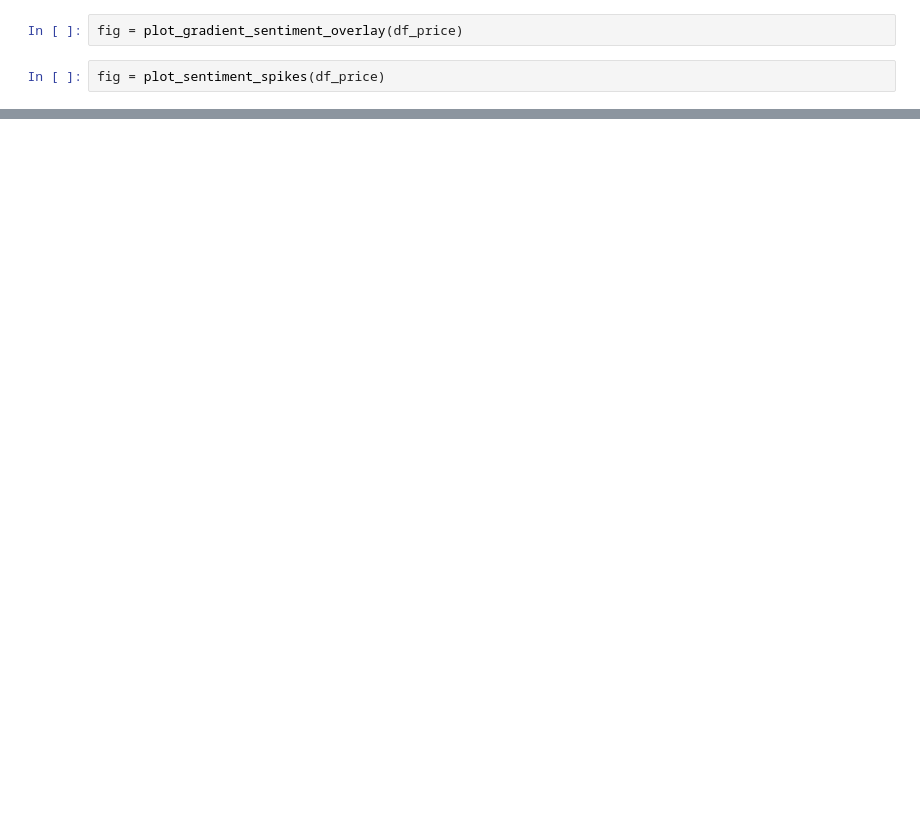
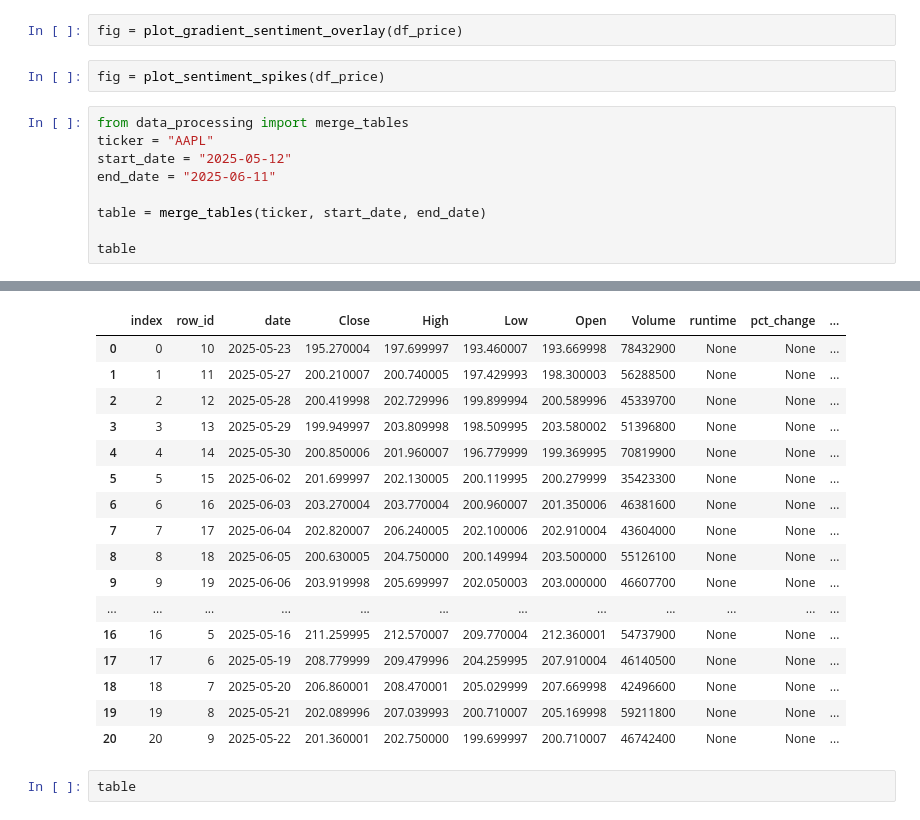
Before and after one commit to dhaanijain/stock_analyser, a Jupyter notebook: src/backend/data.ipynb, the cells around one changed output, grey strips where cells are left out. Cells and saved outputs as stored; diff of their text form; blank space fills up the shorter version.

```diff
--- a/src/backend/data.ipynb
+++ b/src/backend/data.ipynb
@@ -46,3 +72,13 @@ running plot_area_chart (plotly version)
 fig = plot_gradient_sentiment_overlay(df_price)
 # %%
 fig = plot_sentiment_spikes(df_price)
+# %%
+from data_processing import merge_tables
+ticker = "AAPL"
+start_date = "2025-05-12"
+end_date = "2025-06-11"
+
+table = merge_tables(ticker, start_date, end_date)
+
+table
+# %% [output]
@@ -48,0 +88,19 @@ fig = plot_sentiment_spikes(df_price)
+|  | index | row_id | date | Close | High | Low | Open | Volume | runtime | pct_change | ... |
+| 0 | 0 | 10 | 2025-05-23 | 195.270004 | 197.699997 | 193.460007 | 193.669998 | 78432900 | None | None | ... |
+| 1 | 1 | 11 | 2025-05-27 | 200.210007 | 200.740005 | 197.429993 | 198.300003 | 56288500 | None | None | ... |
+| 2 | 2 | 12 | 2025-05-28 | 200.419998 | 202.729996 | 199.899994 | 200.589996 | 45339700 | None | None | ... |
+| 3 | 3 | 13 | 2025-05-29 | 199.949997 | 203.809998 | 198.509995 | 203.580002 | 51396800 | None | None | ... |
+| 4 | 4 | 14 | 2025-05-30 | 200.850006 | 201.960007 | 196.779999 | 199.369995 | 70819900 | None | None | ... |
+| 5 | 5 | 15 | 2025-06-02 | 201.699997 | 202.130005 | 200.119995 | 200.279999 | 35423300 | None | None | ... |
+| 6 | 6 | 16 | 2025-06-03 | 203.270004 | 203.770004 | 200.960007 | 201.350006 | 46381600 | None | None | ... |
+| 7 | 7 | 17 | 2025-06-04 | 202.820007 | 206.240005 | 202.100006 | 202.910004 | 43604000 | None | None | ... |
+| 8 | 8 | 18 | 2025-06-05 | 200.630005 | 204.750000 | 200.149994 | 203.500000 | 55126100 | None | None | ... |
+| 9 | 9 | 19 | 2025-06-06 | 203.919998 | 205.699997 | 202.050003 | 203.000000 | 46607700 | None | None | ... |
+| ... | ... | ... | ... | ... | ... | ... | ... | ... | ... | ... | ... |
+| 16 | 16 | 5 | 2025-05-16 | 211.259995 | 212.570007 | 209.770004 | 212.360001 | 54737900 | None | None | ... |
+| 17 | 17 | 6 | 2025-05-19 | 208.779999 | 209.479996 | 204.259995 | 207.910004 | 46140500 | None | None | ... |
+| 18 | 18 | 7 | 2025-05-20 | 206.860001 | 208.470001 | 205.029999 | 207.669998 | 42496600 | None | None | ... |
+| 19 | 19 | 8 | 2025-05-21 | 202.089996 | 207.039993 | 200.710007 | 205.169998 | 59211800 | None | None | ... |
+| 20 | 20 | 9 | 2025-05-22 | 201.360001 | 202.750000 | 199.699997 | 200.710007 | 46742400 | None | None | ... |
+# %%
+table
```
Also changed, not shown: parts of 7 cells of this notebook, 7 other files.
